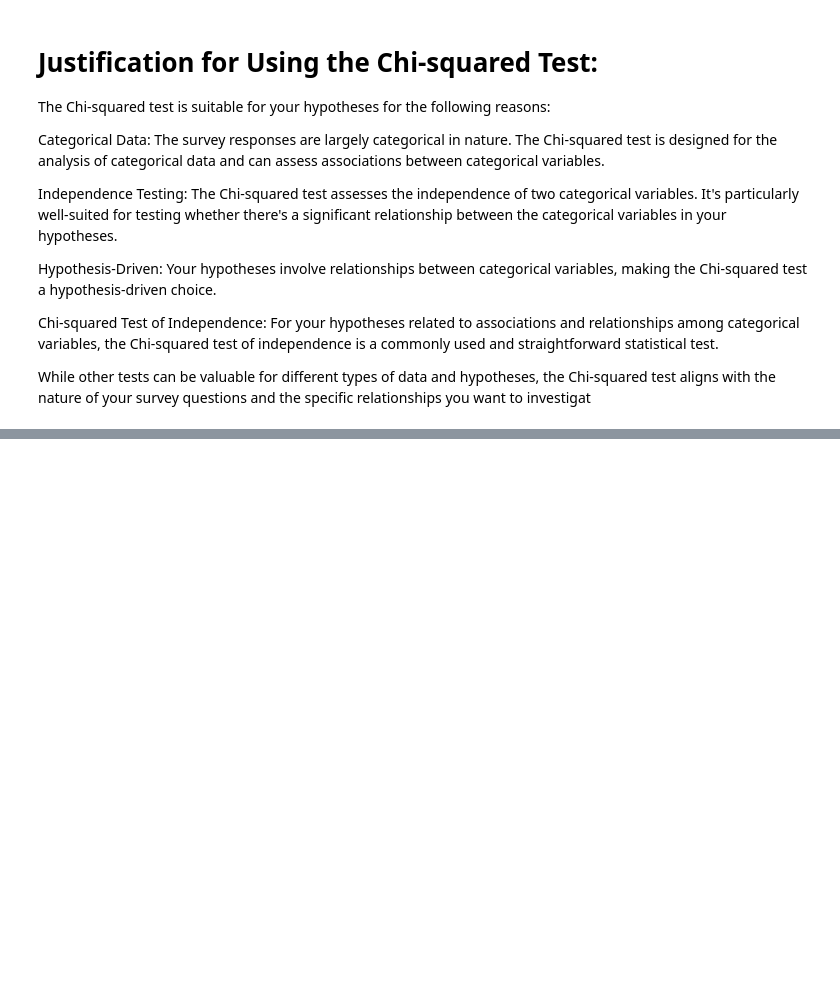
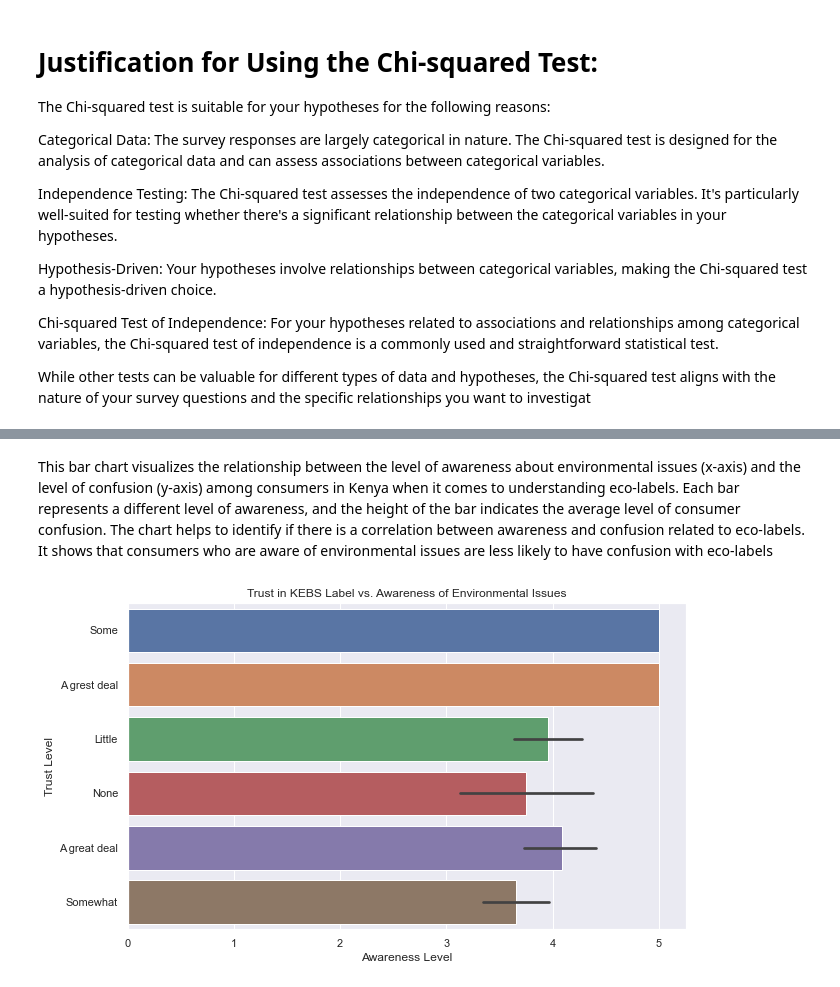
Before and after one commit to Stoichiometrical/Survey_Data_Analysis, a Jupyter notebook: survery_analysis.ipynb, the cells around one changed output, grey strips where cells are left out. Saved outputs shown, nothing was run; the diff lists cells and outputs as text; code cells hidden in the pictures; blank space fills up the shorter version.

```diff
--- a/survery_analysis.ipynb
+++ b/survery_analysis.ipynb
@@ -270,0 +295,13 @@ While other tests can be valuable for different types of data and hypotheses, th
+# %% [markdown]
+This bar chart visualizes the relationship between the level of awareness about environmental issues (x-axis) and the level of confusion (y-axis) among consumers in Kenya when it comes to understanding eco-labels. Each bar represents a different level of awareness, and the height of the bar indicates the average level of consumer confusion. The chart helps to identify if there is a correlation between awareness and confusion related to eco-labels.
+It shows that consumers who are aware of environmental issues are less likely to have confusion with eco-labels
+# %%
+# Create the bar chart
+plt.figure(figsize=(10, 6))
+sns.barplot(x='How aware are you about the environmental issues?(1 being the lowest,5 being the highest)', y='How much trust do you place in products that bear the KEBS label when it comes to quality and safety?', data=data)
+plt.xlabel('Awareness Level')
+plt.ylabel('Trust Level')
+plt.title('Trust in KEBS Label vs. Awareness of Environmental Issues')
+plt.show()
+# %% [output]
+[figure, added]
```
Also changed, not shown: parts of 9 cells of this notebook.
